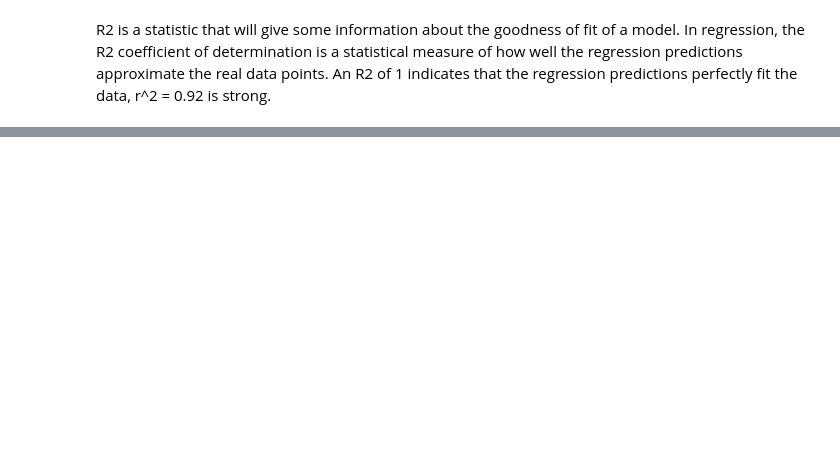
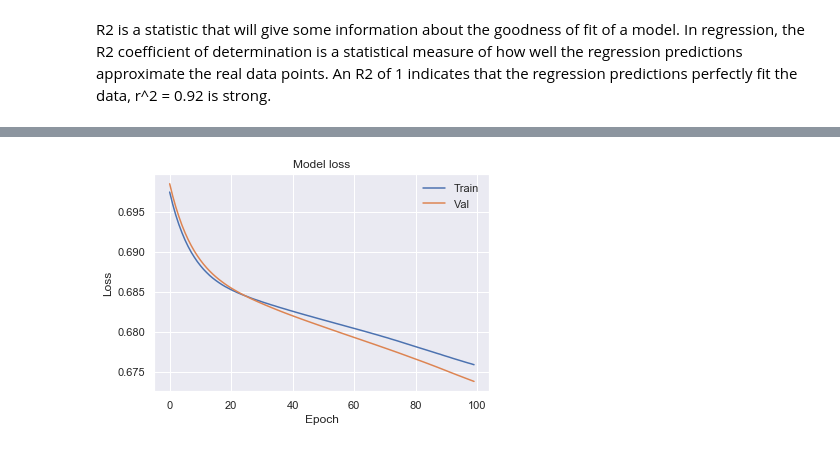
Before and after one commit to AnnemarieMcDonnelltemp/MLSAssessment2019, a Jupyter notebook: BostonHouse.ipynb, the cells around one changed output, grey strips where cells are left out. Saved outputs shown, nothing was run; the diff lists cells and outputs as text; code cells hidden in the pictures; blank space fills up the shorter version.

```diff
--- a/BostonHouse.ipynb
+++ b/BostonHouse.ipynb
@@ -420,0 +522,9 @@ Kerals creation of a neural notebook, predicting the median house prices based o
+# %%
+from sklearn.model_selection import train_test_split
+
+X_train, X_val_and_test, Y_train, Y_val_and_test = train_test_split(X_scale, Y, test_size=0.5) # split your dataset
+
+
+X_val, X_test, Y_val, Y_test = train_test_split(X_val_and_test, Y_val_and_test, test_size=0.5)
+
+print(X_train.shape, X_val.shape, X_test.shape, Y_train.shape, Y_val.shape, Y_test.shape)
@@ -420,0 +565,6 @@ Kerals creation of a neural notebook, predicting the median house prices based o
+# %%
+model = Sequential([
+    Dense(32, activation='relu', input_shape=(13,)),# 1st layer
+    Dense(32, activation='relu'), # 2nd layer
+    Dense(1, activation='sigmoid'), #3rd layer
+])
@@ -420,0 +586,8 @@ Kerals creation of a neural notebook, predicting the median house prices based o
+# %%
+model.compile(optimizer='sgd',
+              loss='binary_crossentropy',
+              metrics=['accuracy'])
+# %%
+hist = model.fit(X_train, Y_train,
+          batch_size=32, epochs=100,
+          validation_data=(X_val, Y_val))
@@ -420,0 +623,13 @@ Kerals creation of a neural notebook, predicting the median house prices based o
+# %%
+# visualize the training loss and the validation loss
+import matplotlib.pyplot as plt
+
+plt.plot(hist.history['loss'])
+plt.plot(hist.history['val_loss'])
+plt.title('Model loss')
+plt.ylabel('Loss')
+plt.xlabel('Epoch')
+plt.legend(['Train', 'Val'], loc='upper right')
+plt.show()
+# %% [output]
+[figure, added]
```
Also changed, not shown: parts of 45 cells of this notebook, 6 other files.
